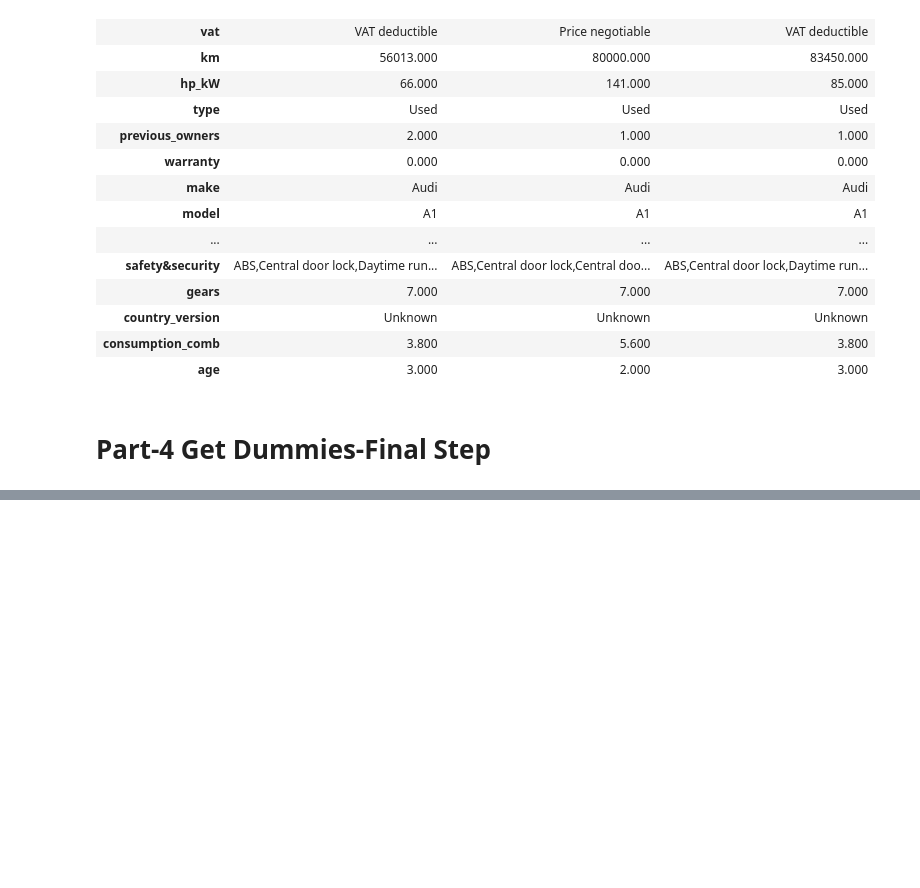
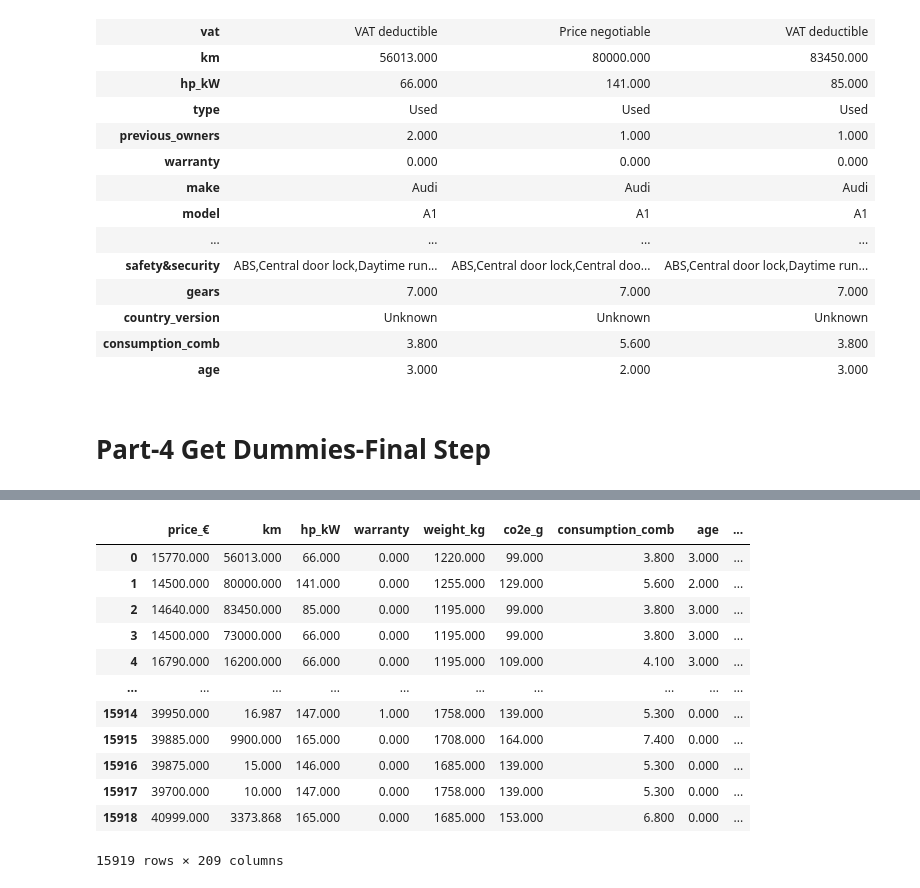
Before and after one commit to ustab/SOURCE, a Jupyter notebook: Expolatory Data Analysis(EDA) Capstone Project-Scout Car/Capstone Project-(4.Final Step-Get Dummies).ipynb, the cells around one changed output, grey strips where cells are left out. Saved outputs shown, nothing was run; the diff lists cells and outputs as text; code cells hidden in the pictures; blank space fills up the shorter version.

```diff
--- a/Expolatory Data Analysis(EDA) Capstone Project-Scout Car/Capstone Project-(4.Final Step-Get Dummies).ipynb
+++ b/Expolatory Data Analysis(EDA) Capstone Project-Scout Car/Capstone Project-(4.Final Step-Get Dummies).ipynb
@@ -100,0 +231,16 @@ pd.get_dummies(df, columns=["body_type",
+# %%
+df_final.drop(columns=["comfort&convenience", "entertainment&media", "extras", "safety&security"])
+# %% [output]
+|  | price_€ | km | hp_kW | warranty | weight_kg | co2e_g | consumption_comb | age | ... |
+| 0 | 15770.000 | 56013.000 | 66.000 | 0.000 | 1220.000 | 99.000 | 3.800 | 3.000 | ... |
+| 1 | 14500.000 | 80000.000 | 141.000 | 0.000 | 1255.000 | 129.000 | 5.600 | 2.000 | ... |
+| 2 | 14640.000 | 83450.000 | 85.000 | 0.000 | 1195.000 | 99.000 | 3.800 | 3.000 | ... |
+| 3 | 14500.000 | 73000.000 | 66.000 | 0.000 | 1195.000 | 99.000 | 3.800 | 3.000 | ... |
+| 4 | 16790.000 | 16200.000 | 66.000 | 0.000 | 1195.000 | 109.000 | 4.100 | 3.000 | ... |
+| ... | ... | ... | ... | ... | ... | ... | ... | ... | ... |
+| 15914 | 39950.000 | 16.987 | 147.000 | 1.000 | 1758.000 | 139.000 | 5.300 | 0.000 | ... |
+| 15915 | 39885.000 | 9900.000 | 165.000 | 0.000 | 1708.000 | 164.000 | 7.400 | 0.000 | ... |
+| 15916 | 39875.000 | 15.000 | 146.000 | 0.000 | 1685.000 | 139.000 | 5.300 | 0.000 | ... |
+| 15917 | 39700.000 | 10.000 | 147.000 | 0.000 | 1758.000 | 139.000 | 5.300 | 0.000 | ... |
+| 15918 | 40999.000 | 3373.868 | 165.000 | 0.000 | 1685.000 | 153.000 | 6.800 | 0.000 | ... |
+15919 rows × 209 columns
```
Also changed, not shown: parts of 17 cells of this notebook, 1 other file.
